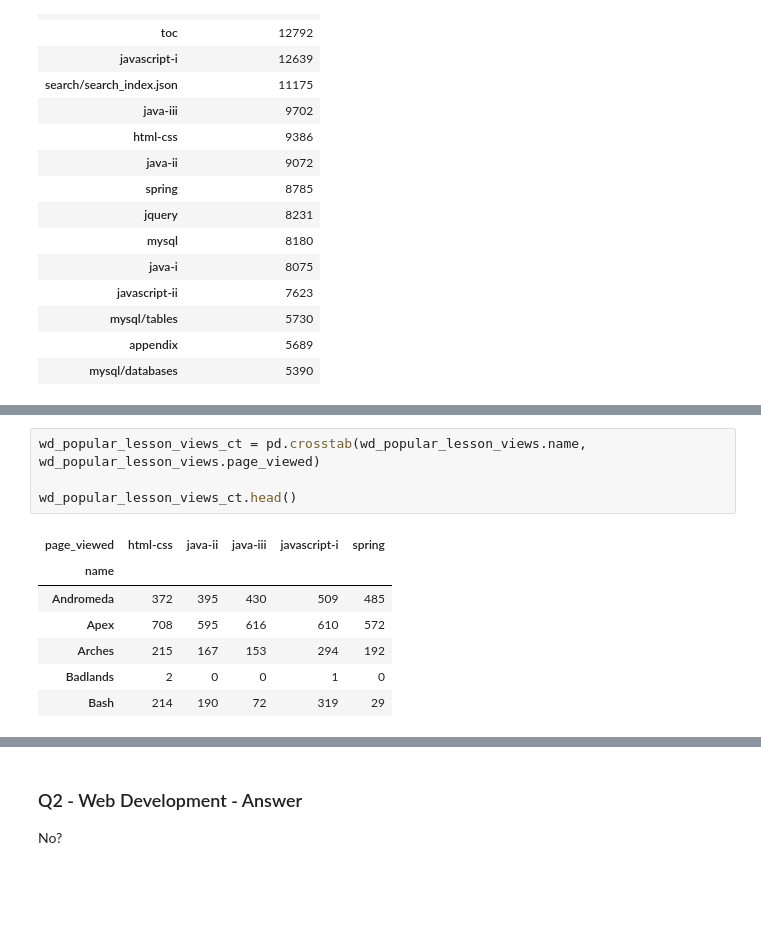
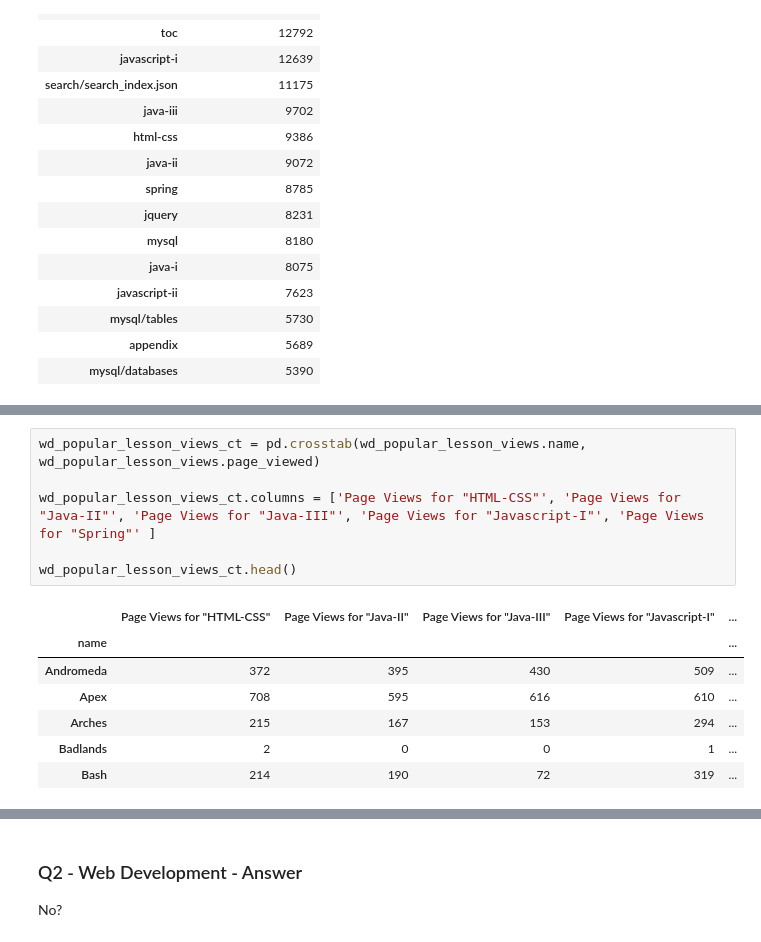
Before and after one commit to SamuelD-Data/anomaly-detection-project, a Jupyter notebook: anomaly_detection_project_notebook.ipynb, the cells around one changed output, grey strips where cells are left out. Drawn from its saved outputs; the diff is of its cells as text; blank space fills up the shorter version.

```diff
--- a/anomaly_detection_project_notebook.ipynb
+++ b/anomaly_detection_project_notebook.ipynb
@@ -306,16 +313,18 @@ wd_popular_lesson_views
 49584 rows × 8 columns
-# %%
-wd_popular_lesson_views_ct = pd.crosstab(wd_popular_lesson_views.name, wd_popular_lesson_views.page_viewed)
-
-wd_popular_lesson_views_ct.head()
-# %% [output]
-| page_viewed | html-css | java-ii | java-iii | javascript-i | spring |
-| name |  |  |  |  |  |
-| Andromeda | 372 | 395 | 430 | 509 | 485 |
-| Apex | 708 | 595 | 616 | 610 | 572 |
-| Arches | 215 | 167 | 153 | 294 | 192 |
-| Badlands | 2 | 0 | 0 | 1 | 0 |
-| Bash | 214 | 190 | 72 | 319 | 29 |
+# %%
+wd_popular_lesson_views_ct = pd.crosstab(wd_popular_lesson_views.name, wd_popular_lesson_views.page_viewed)
+
+wd_popular_lesson_views_ct.columns = ['Page Views for "HTML-CSS"', 'Page Views for "Java-II"', 'Page Views for "Java-III"', 'Page Views for "Javascript-I"', 'Page Views for "Spring"' ]
+
+wd_popular_lesson_views_ct.head()
+# %% [output]
+|  | Page Views for "HTML-CSS" | Page Views for "Java-II" | Page Views for "Java-III" | Page Views for "Javascript-I" | ... |
+| name |  |  |  |  | ... |
+| Andromeda | 372 | 395 | 430 | 509 | ... |
+| Apex | 708 | 595 | 616 | 610 | ... |
+| Arches | 215 | 167 | 153 | 294 | ... |
+| Badlands | 2 | 0 | 0 | 1 | ... |
+| Bash | 214 | 190 | 72 | 319 | ... |
 # %%
 x = 1
 plt.figure(figsize=(15,20))
```
Also changed, not shown: parts of 25 cells of this notebook.
